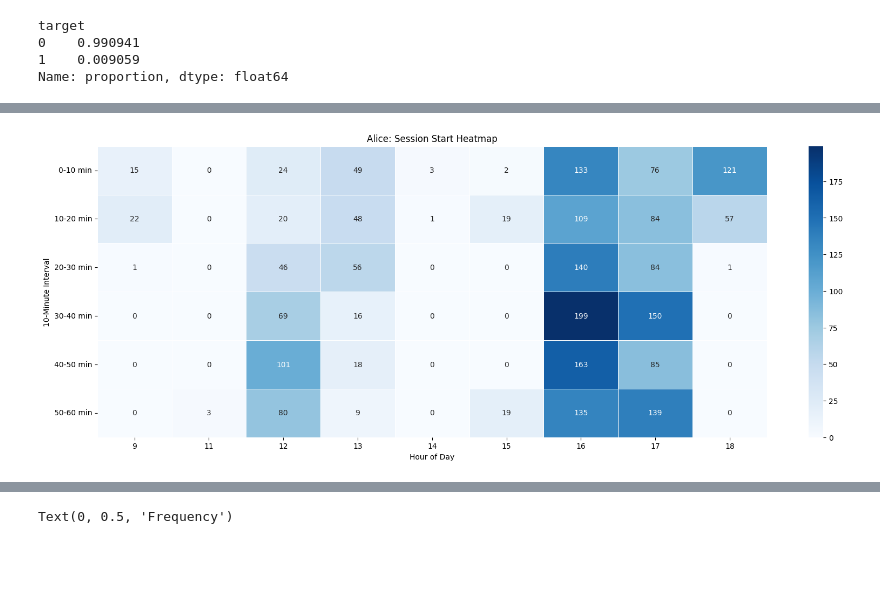
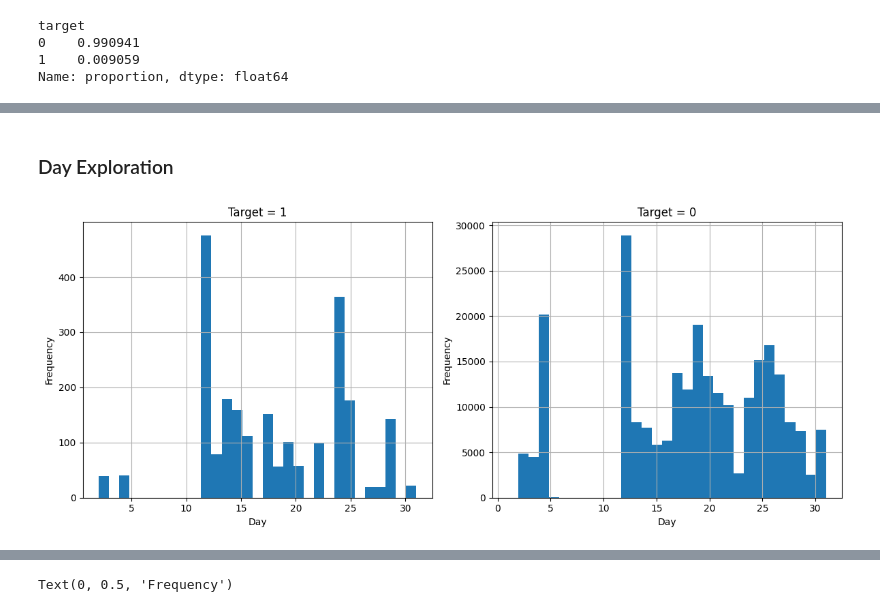
Before and after one commit to marwan995/ML-Project, a Jupyter notebook: project.ipynb, the cells around one changed output, grey strips where cells are left out. Saved outputs shown, nothing was run; the diff lists cells and outputs as text; code cells hidden in the pictures; blank space fills up the shorter version.

```diff
--- a/project.ipynb
+++ b/project.ipynb
@@ -210,3 +272,0 @@ Name: count, dtype: int64
-# %%
-df['hour10'] = pd.to_datetime(df['time10']).dt.day_of_week
-df[df['target'] == 1]['hour10'].hist()
@@ -216,24 +273,23 @@ df[df['target'] == 1]['hour10'].hist()
-# %%
-session_hours = pd.to_datetime(df['time1']).dt.hour
-session_minutes = pd.to_datetime(df['time1']).dt.minute // 10  # Group into 10-minute bins
-
-temp = pd.DataFrame({'hour': session_hours, 'minute_bin': session_minutes, 'y': df['target']})
-
-# Filter for y_train == 1 and create a pivot table for heatmap
-df_filtered = temp[temp['y'] == 1]
-heatmap_data = df_filtered.pivot_table(index='minute_bin', columns='hour', aggfunc='size', fill_value=0)
-
-# Plot heatmap
-plt.figure(figsize=(20, 7))
-sns.heatmap(heatmap_data, cmap="Blues", annot=True, fmt='d', linewidths=0.5)
-
-# Labels
-plt.title("Alice: Session Start Heatmap")
-plt.xlabel("Hour of Day")
-plt.ylabel("10-Minute Interval")
-plt.yticks(ticks=np.arange(6) + 0.5, labels=[f"{i*10}-{(i+1)*10} min" for i in range(6)], rotation=0)
-plt.xticks(rotation=0)
-
-plt.show()
-# %% [output]
-[figure, removed]
+# %% [markdown]
+### Day Exploration
+# %%
+plt.figure(figsize=(12, 5))
+
+# Plot for target = 1
+plt.subplot(1, 2, 1)
+df[df["target"] == 1]['day1'].hist(bins=31)
+plt.title("Target = 1")
+plt.xlabel("Day")
+plt.ylabel("Frequency")
+
+# Plot for target = 0
+plt.subplot(1, 2, 2)
+df[df["target"] == 0]['day1'].hist(bins=31)
+plt.title("Target = 0")
+plt.xlabel("Day")
+plt.ylabel("Frequency")
+
+plt.tight_layout()
+plt.show()
+# %% [output]
+[figure, added]
```
Also changed, not shown: parts of 84 cells of this notebook, 8 other files.
